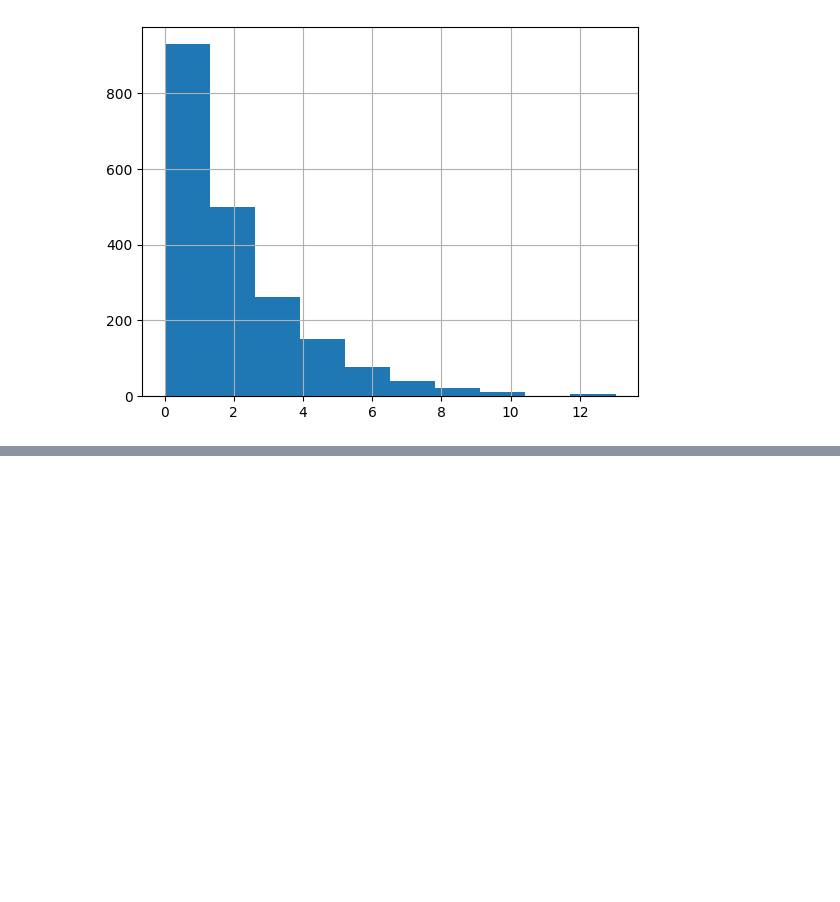
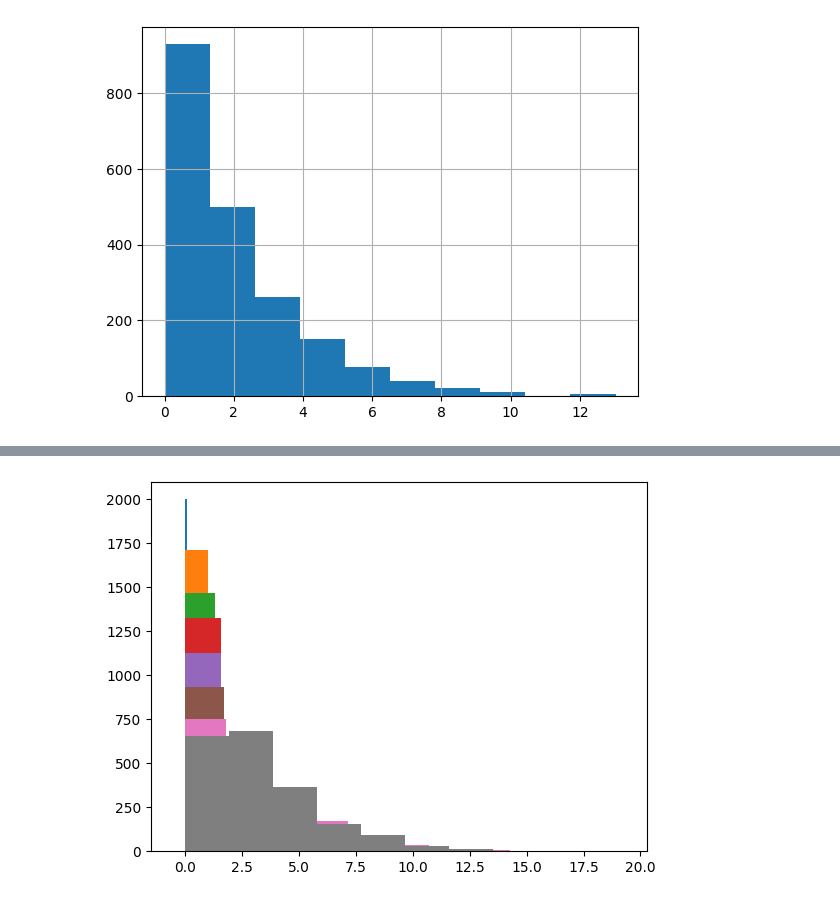
Before and after one commit to daavidstein/IRT, a Jupyter notebook: notebooks/girth.ipynb, the cells around one changed output, grey strips where cells are left out. Saved outputs shown, nothing was run; the diff lists cells and outputs as text; code cells hidden in the pictures; blank space fills up the shorter version.

```diff
--- a/notebooks/girth.ipynb
+++ b/notebooks/girth.ipynb
@@ -241,0 +640,5 @@ dtype: object
+# %%
+for disc in discs:
+    plt.hist(np.random.gamma(size=N_ITEMS, shape=disc, scale=2))
+# %% [output]
+[figure, added]
```
Also changed, not shown: parts of 56 cells of this notebook.
